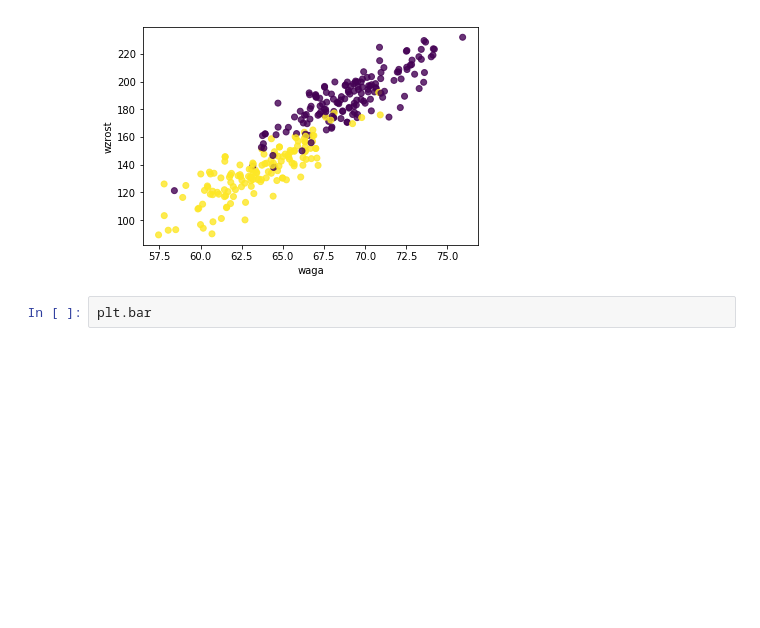
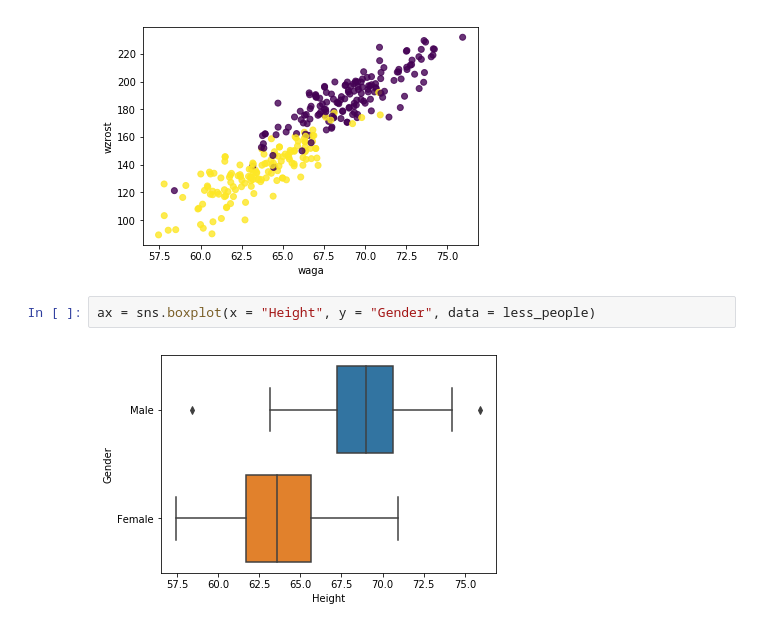
Before and after one commit to k-basinski/mbp, a Jupyter notebook: wykresy.ipynb, the cells around one changed output. Drawn from its saved outputs; the diff is of its cells as text; blank space fills up the shorter version.

```diff
--- a/wykresy.ipynb
+++ b/wykresy.ipynb
@@ -32,5 +33,7 @@ plt.ylabel("wzrost")
 plt.show()
 # %% [output]
 [figure]
-# %%
-plt.bar
+# %%
+ax = sns.boxplot(x = "Height", y = "Gender", data = less_people)
+# %% [output]
+[figure, added]
```
Also changed, not shown: parts of 2 cells of this notebook, 6 other files.
